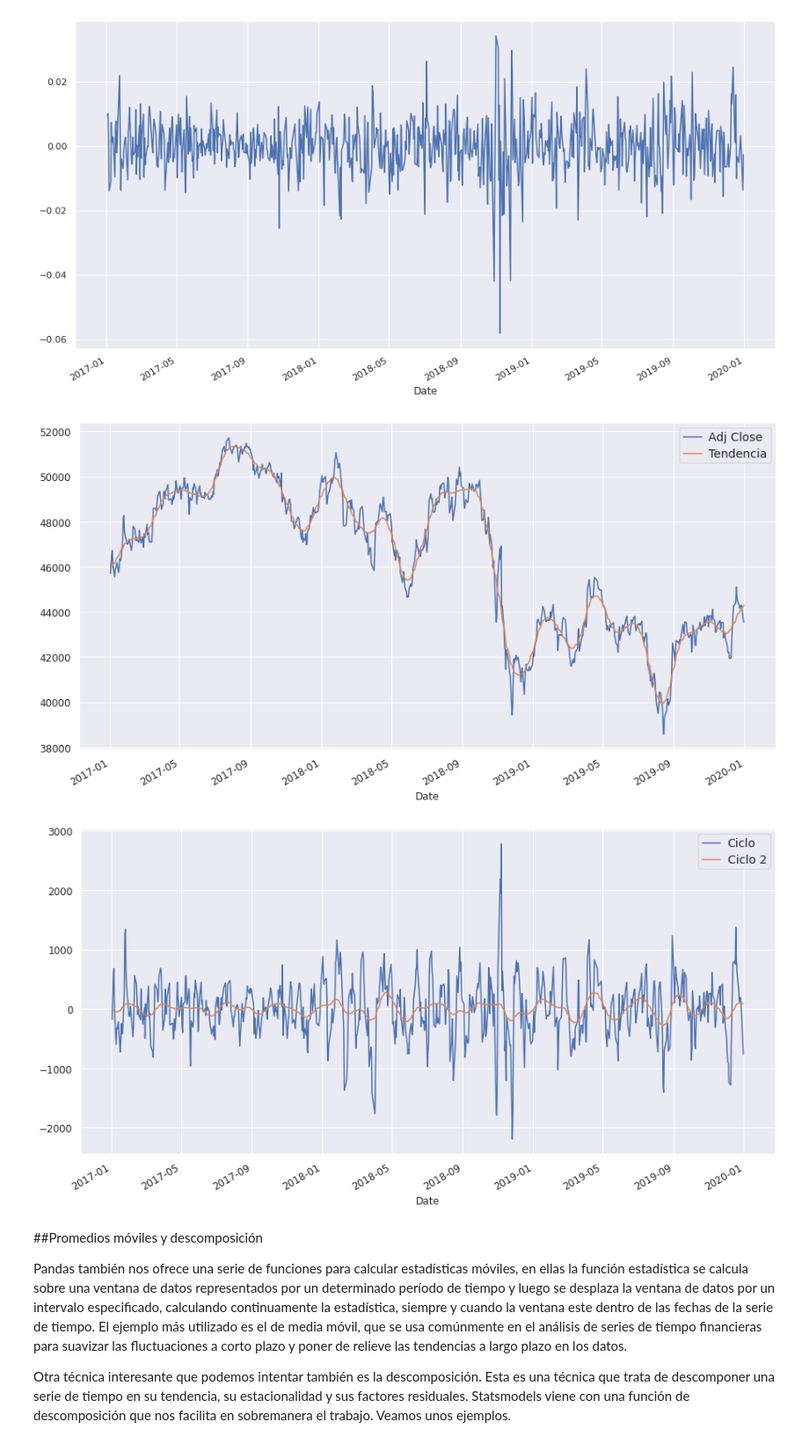
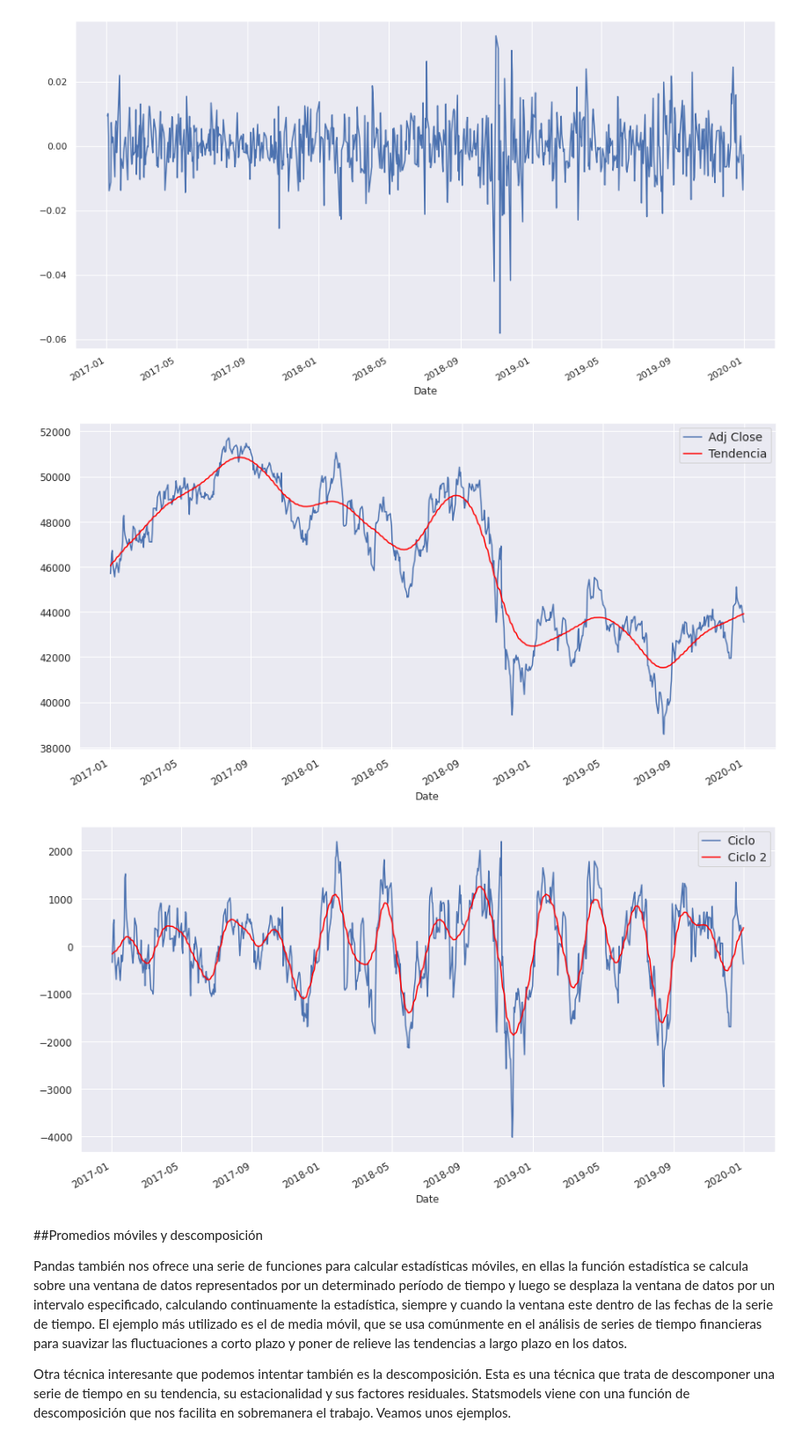
Before and after one commit to DonRoboto/Financial_Models, a Jupyter notebook: IPC_v1.ipynb, the cells around one changed output. Shown: that part at 88% size. Saved outputs shown, nothing was run; the diff lists cells and outputs as text; code cells hidden in the pictures.

```diff
--- a/IPC_v1.ipynb
+++ b/IPC_v1.ipynb
@@ -264,29 +264,30 @@ plt.grid(True)
 # %%
 # Aplicando el filtro Hodrick-Prescott para separar en tendencia y
 # componente ciclico.
-wft_ciclo, wft_tend = sm.tsa.filters.hpfilter(wft['Adj Close'])
+wft_ciclo, wft_tend = sm.tsa.filters.hpfilter(wft['Adj Close'], lamb=1600*3**4)
 wft['Tendencia'] = wft_tend
 wft['Ciclo'] = wft_ciclo
 # %%
 # graficando la variacion del precio real con la tendencia.
-wft[['Adj Close', 'Tendencia']].plot(figsize=(15, 8), fontsize=12);
+sns.set
+wft[['Adj Close', 'Tendencia']].plot(figsize=(15, 8), fontsize=12, color=['C0', 'red']);
 legend = plt.legend()
 legend.prop.set_size(14);
 plt.grid(True)
 # %% [output]
-[figure, old version]
+[figure, new version]
 # %%
 wft_ciclo_2, wft_tend_2 = sm.tsa.filters.hpfilter(wft['Ciclo'])
 wft['Ciclo 2'] = wft_tend_2
 wft['Ciclo_22'] = wft_ciclo_2
 # %%
 # graficando la variacion del precio real con la tendencia.
-wft[['Ciclo', 'Ciclo 2']].plot(figsize=(15, 8), fontsize=12);
+wft[['Ciclo', 'Ciclo 2']].plot(figsize=(15, 8), fontsize=12, color=['C0', 'red']);
 legend = plt.legend()
 legend.prop.set_size(14);
 plt.grid(True)
 # %% [output]
-[figure, old version]
+[figure, new version]
 # %% [markdown]
 
 ##Promedios móviles y descomposición
```
Also changed, not shown: parts of 3 cells of this notebook.
